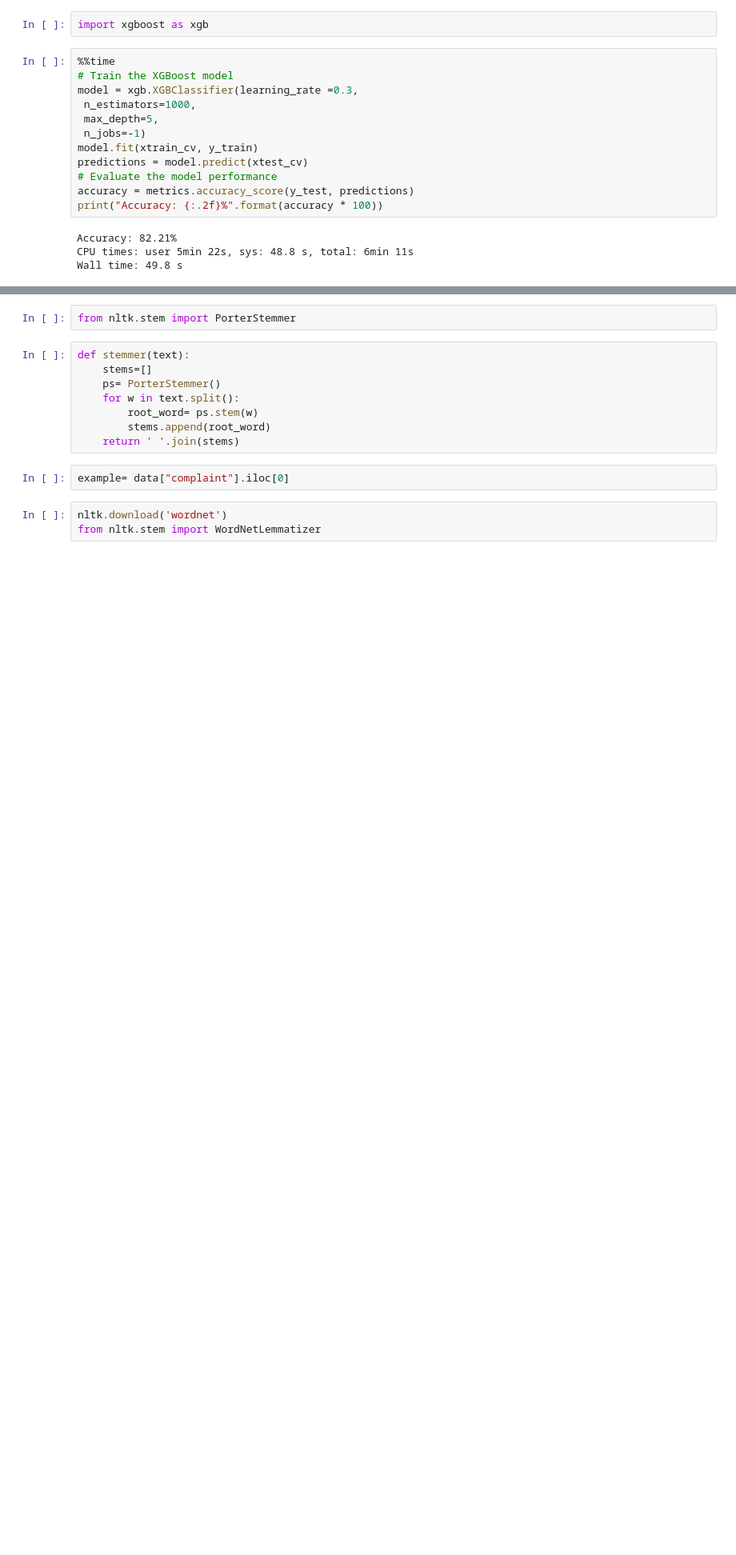
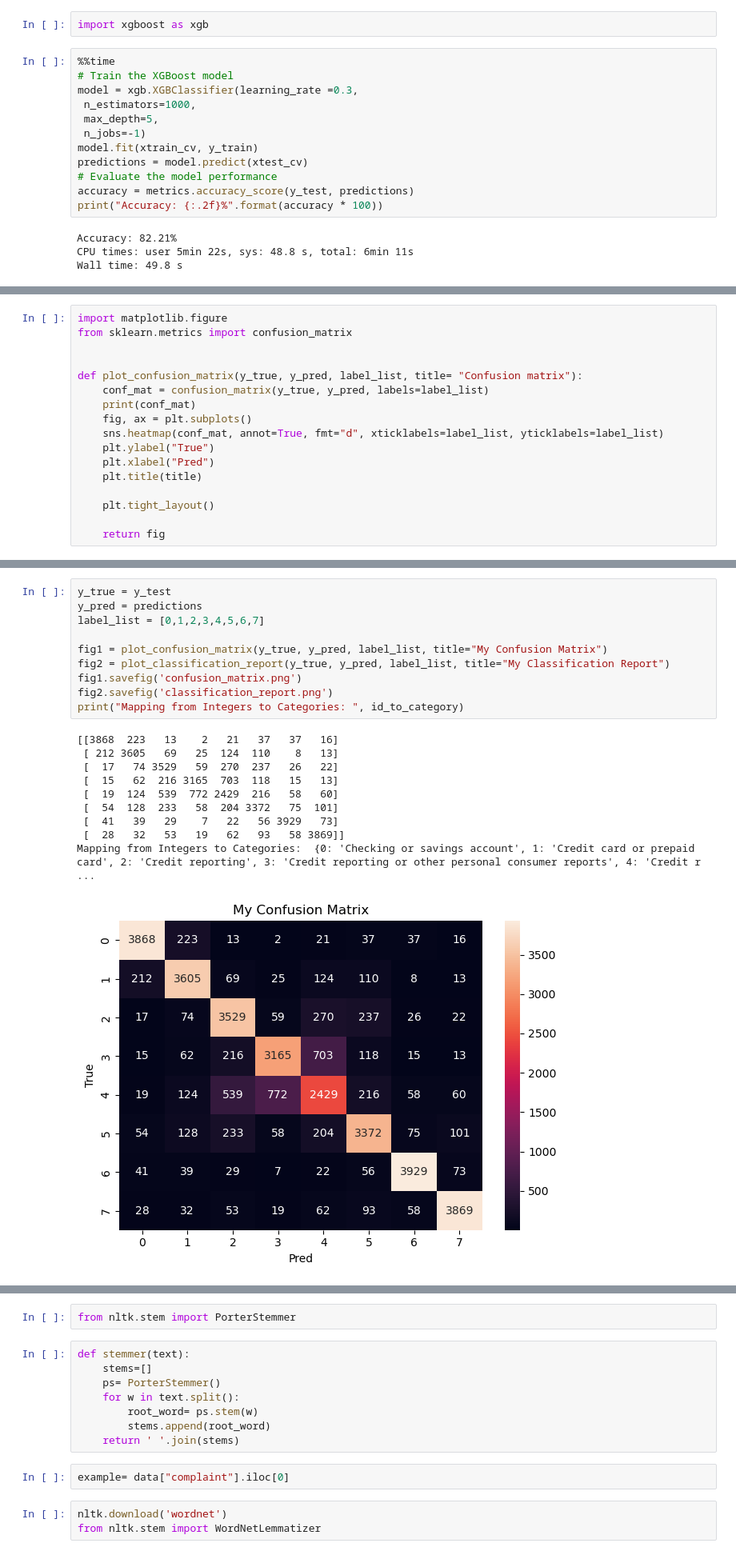
Before and after one commit to osaaoui/banking_model, a Jupyter notebook: notebooks/complaints classification dataset december.ipynb, the cells around one changed output, grey strips where cells are left out. Shown at 80% size. Drawn from its saved outputs; the diff is of its cells as text; blank space fills up the shorter version.

Commit message:
matrix report image

```diff
--- a/notebooks/complaints classification dataset december.ipynb
+++ b/notebooks/complaints classification dataset december.ipynb
@@ -379,0 +321,17 @@ ValueError: could not convert string to float: 'avg'
+# %%
+import matplotlib.figure
+from sklearn.metrics import confusion_matrix
+
+
+def plot_confusion_matrix(y_true, y_pred, label_list, title= "Confusion matrix"):
+    conf_mat = confusion_matrix(y_true, y_pred, labels=label_list)
+    print(conf_mat)
+    fig, ax = plt.subplots()
+    sns.heatmap(conf_mat, annot=True, fmt="d", xticklabels=label_list, yticklabels=label_list)
+    plt.ylabel("True")
+    plt.xlabel("Pred")
+    plt.title(title)
+
+    plt.tight_layout()
+
+    return fig
@@ -379,0 +349,21 @@ ValueError: could not convert string to float: 'avg'
+# %%
+y_true = y_test
+y_pred = predictions
+label_list = [0,1,2,3,4,5,6,7]
+
+fig1 = plot_confusion_matrix(y_true, y_pred, label_list, title="My Confusion Matrix")
+fig2 = plot_classification_report(y_true, y_pred, label_list, title="My Classification Report")
+fig1.savefig('confusion_matrix.png')
+fig2.savefig('classification_report.png')
+print("Mapping from Integers to Categories: ", id_to_category)
+# %% [output]
+[[3868  223   13    2   21   37   37   16]
+ [ 212 3605   69   25  124  110    8   13]
+ [  17   74 3529   59  270  237   26   22]
+ [  15   62  216 3165  703  118   15   13]
+ [  19  124  539  772 2429  216   58   60]
+ [  54  128  233   58  204 3372   75  101]
+ [  41   39   29    7   22   56 3929   73]
+ [  28   32   53   19   62   93   58 3869]]
+Mapping from Integers to Categories:  {0: 'Checking or savings account', 1: 'Credit card or prepaid card', 2: 'Credit reporting', 3: 'Credit reporting or other personal consumer reports', 4: 'Credit r ...
+[figure, added]
```
Also changed, not shown: parts of 19 cells of this notebook, 9 other files.
